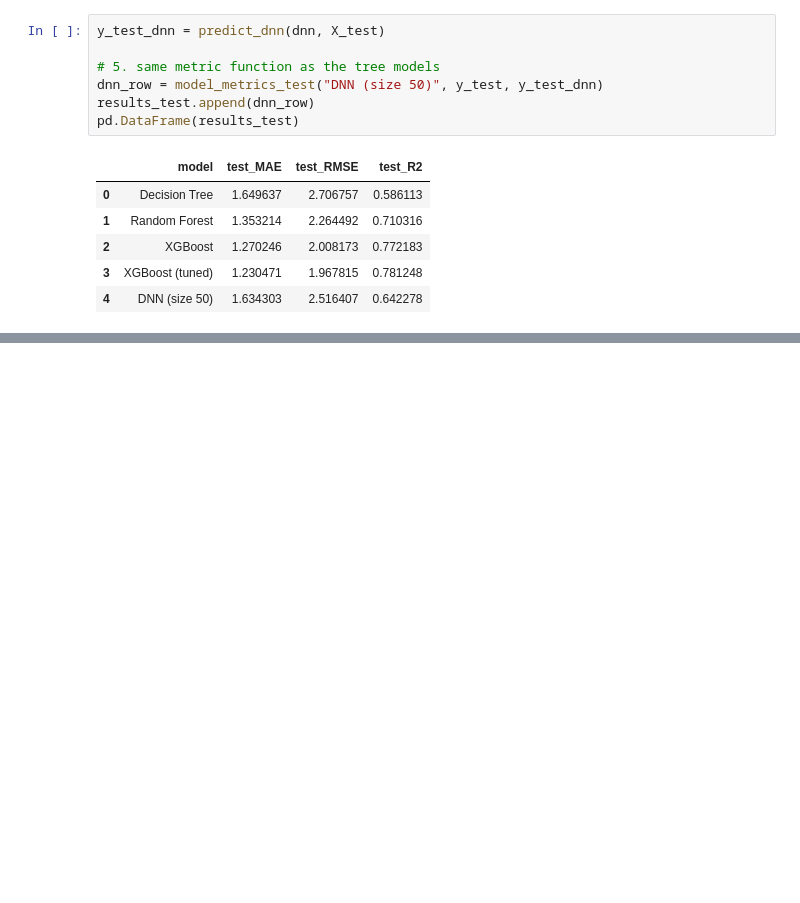
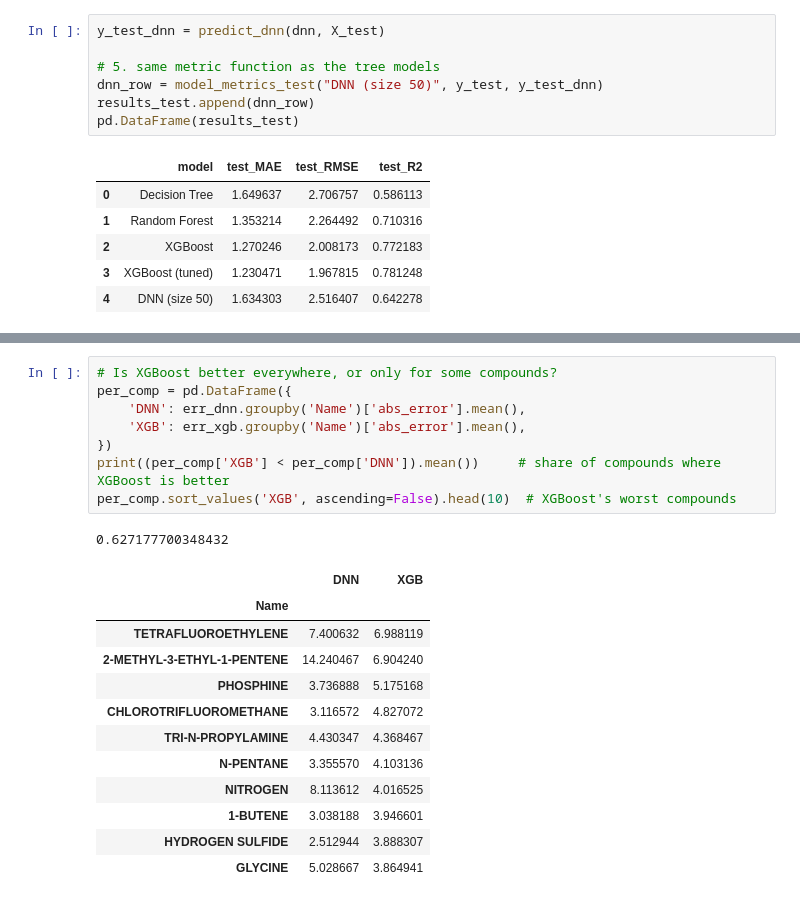
Before and after one commit to BoniYu/Deep-Neural-Network-for-VLE, a Jupyter notebook: notebook/other_models.ipynb, the cells around one changed output, grey strips where cells are left out. Cells and saved outputs as stored; diff of their text form; blank space fills up the shorter version.

```diff
--- a/notebook/other_models.ipynb
+++ b/notebook/other_models.ipynb
@@ -519,0 +592,22 @@ pd.DataFrame(results_test)
+# %%
+# Is XGBoost better everywhere, or only for some compounds?
+per_comp = pd.DataFrame({
+    'DNN': err_dnn.groupby('Name')['abs_error'].mean(),
+    'XGB': err_xgb.groupby('Name')['abs_error'].mean(),
+})
+print((per_comp['XGB'] < per_comp['DNN']).mean())     # share of compounds where XGBoost is better
+per_comp.sort_values('XGB', ascending=False).head(10)  # XGBoost's worst compounds
+# %% [output]
+0.627177700348432
+|  | DNN | XGB |
+| Name |  |  |
+| TETRAFLUOROETHYLENE | 7.400632 | 6.988119 |
+| 2-METHYL-3-ETHYL-1-PENTENE | 14.240467 | 6.904240 |
+| PHOSPHINE | 3.736888 | 5.175168 |
+| CHLOROTRIFLUOROMETHANE | 3.116572 | 4.827072 |
+| TRI-N-PROPYLAMINE | 4.430347 | 4.368467 |
+| N-PENTANE | 3.355570 | 4.103136 |
+| NITROGEN | 8.113612 | 4.016525 |
+| 1-BUTENE | 3.038188 | 3.946601 |
+| HYDROGEN SULFIDE | 2.512944 | 3.888307 |
+| GLYCINE | 5.028667 | 3.864941 |
```
Also changed, not shown: parts of 5 cells of this notebook, 1 other file.
